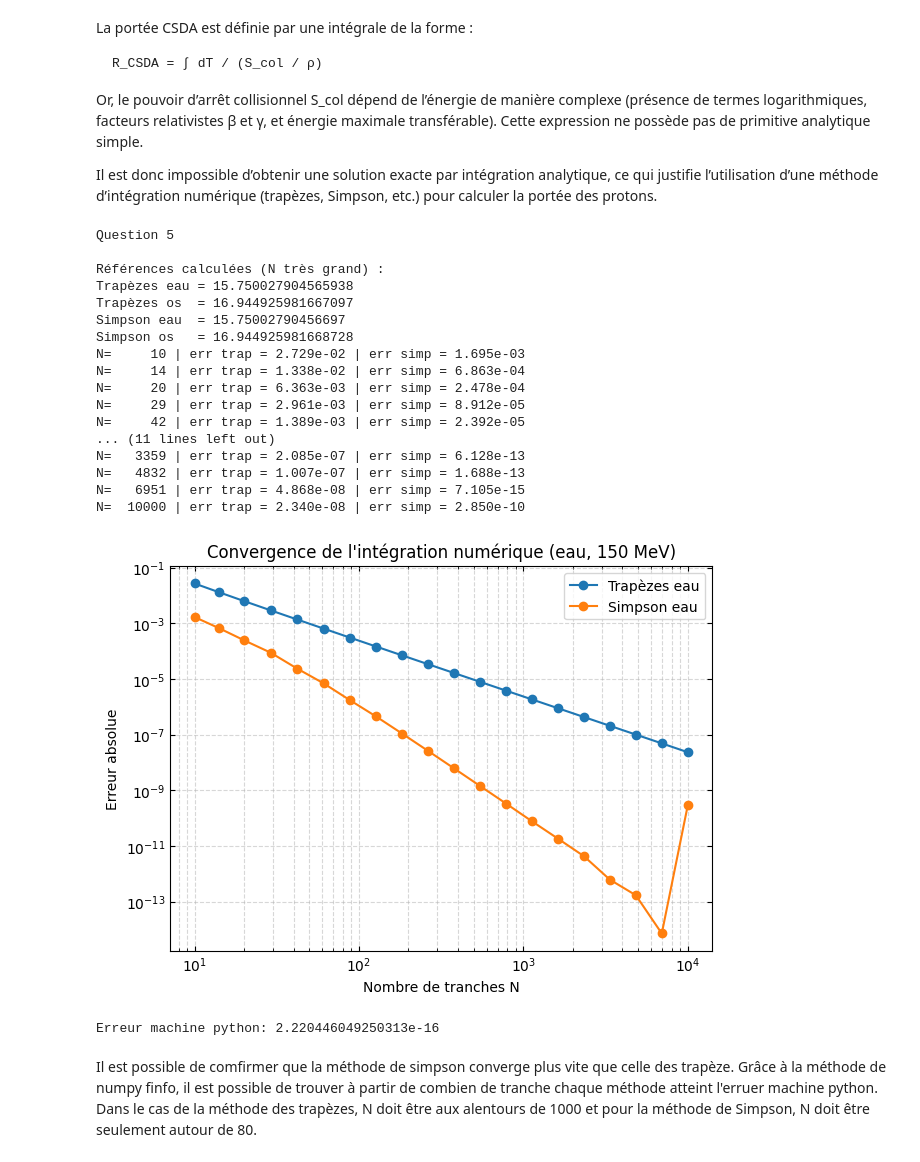
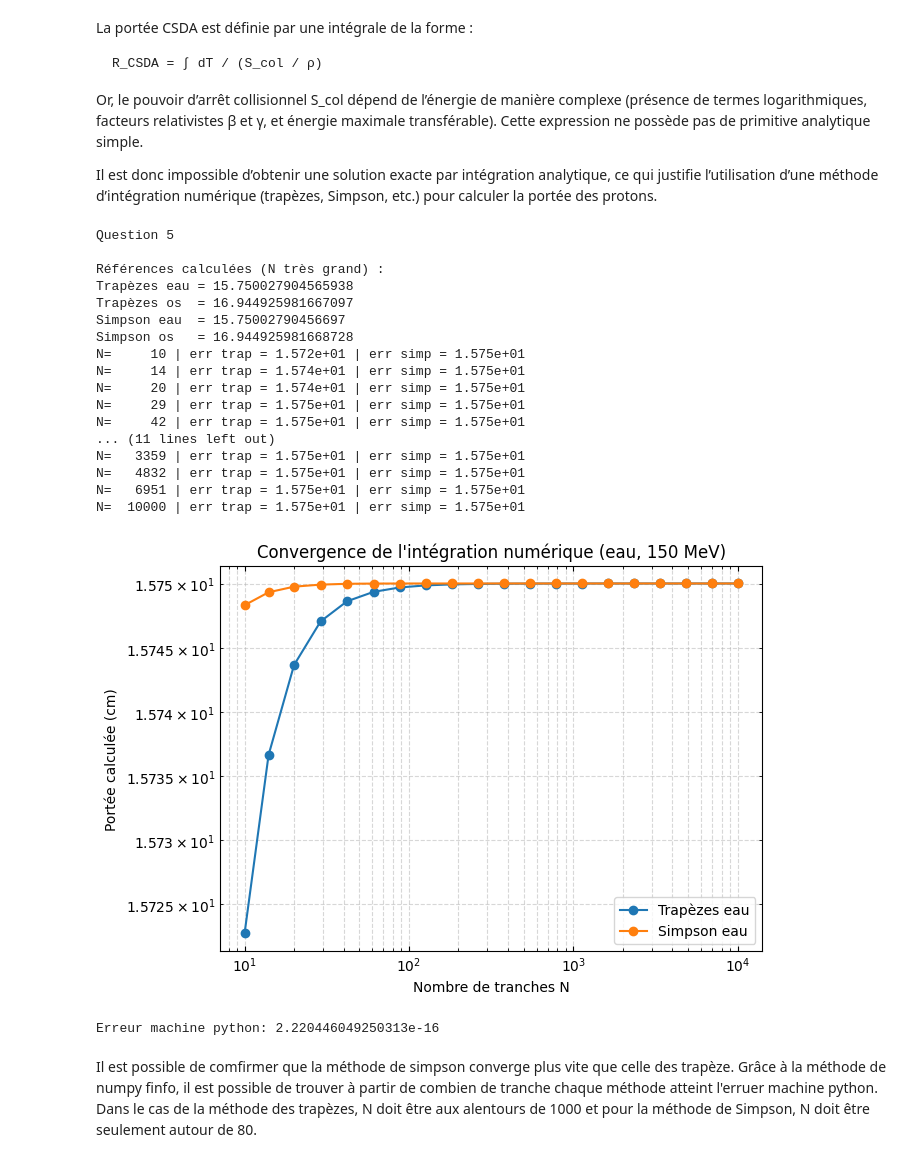
Before and after one commit to Jeremie-Beaupre/TP1_Phyznum, a Jupyter notebook: TP1.ipynb, the cells around one changed output. Drawn from its saved outputs; the diff is of its cells as text; code cells hidden in the pictures.

```diff
--- a/TP1.ipynb
+++ b/TP1.ipynb
@@ -226,47 +226,51 @@ for N in N_values:
     Rw_t = trapeze(E_proton, integrand_water, N=N)
     Rw_s = simpson(E_proton, integrand_water, N=N)
 
-    err_trap_water.append(abs(Rw_t - R_water_trap_ref))
-    err_simp_water.append(abs(Rw_s - R_water_simp_ref))
+    # err_trap_water.append(abs(Rw_t - R_water_trap_ref))
+    # err_simp_water.append(abs(Rw_s - R_water_simp_ref))
+
+    err_trap_water.append(Rw_t)
+    err_simp_water.append(Rw_s)
 
     print(f"N={N:7d} | err trap = {err_trap_water[-1]:.3e} | err simp = {err_simp_water[-1]:.3e}")
 
 
 # ============================
 # 3) GRAPHIQUE DEMANDÉ
 # ============================
 
 plt.figure(figsize=(7,5))
 plt.loglog(N_values, err_trap_water, 'o-', label="Trapèzes eau")
 plt.loglog(N_values, err_simp_water, 'o-', label="Simpson eau")
 plt.xlabel("Nombre de tranches N")
-plt.ylabel("Erreur absolue")
+# plt.ylabel("Erreur absolue")
+plt.ylabel("Portée calculée (cm)")
 plt.title("Convergence de l'intégration numérique (eau, 150 MeV)")
 plt.grid(True, which="both", ls="--", alpha=0.5)
 plt.legend()
 plt.tick_params(axis='both', which='both', direction='in', top=True, right=True)
 plt.show()
 
 print(f"\nErreur machine python: {np.finfo(float).eps}")
 # %% [output]
 Question 5
 
 Références calculées (N très grand) :
 Trapèzes eau = 15.750027904565938
 Trapèzes os  = 16.944925981667097
 Simpson eau  = 15.75002790456697
 Simpson os   = 16.944925981668728
-N=     10 | err trap = 2.729e-02 | err simp = 1.695e-03
-N=     14 | err trap = 1.338e-02 | err simp = 6.863e-04
-N=     20 | err trap = 6.363e-03 | err simp = 2.478e-04
-N=     29 | err trap = 2.961e-03 | err simp = 8.912e-05
-N=     42 | err trap = 1.389e-03 | err simp = 2.392e-05
+N=     10 | err trap = 1.572e+01 | err simp = 1.575e+01
+N=     14 | err trap = 1.574e+01 | err simp = 1.575e+01
+N=     20 | err trap = 1.574e+01 | err simp = 1.575e+01
+N=     29 | err trap = 1.575e+01 | err simp = 1.575e+01
+N=     42 | err trap = 1.575e+01 | err simp = 1.575e+01
 ... (11 lines left out)
-N=   3359 | err trap = 2.085e-07 | err simp = 6.128e-13
-N=   4832 | err trap = 1.007e-07 | err simp = 1.688e-13
-N=   6951 | err trap = 4.868e-08 | err simp = 7.105e-15
-N=  10000 | err trap = 2.340e-08 | err simp = 2.850e-10
+N=   3359 | err trap = 1.575e+01 | err simp = 1.575e+01
+N=   4832 | err trap = 1.575e+01 | err simp = 1.575e+01
+N=   6951 | err trap = 1.575e+01 | err simp = 1.575e+01
+N=  10000 | err trap = 1.575e+01 | err simp = 1.575e+01
-[figure, old version]
+[figure, new version]
 Erreur machine python: 2.220446049250313e-16
 # %% [markdown]
 Il est possible de comfirmer que la méthode de simpson converge plus vite que celle des trapèze. Grâce à la méthode de numpy finfo, il est possible de trouver à partir de combien de tranche chaque méthode atteint l'erruer machine python. Dans le cas de la méthode des trapèzes, N doit être aux alentours de 1000 et pour la méthode de Simpson, N doit être seulement autour de 80.
```
Also changed, not shown: parts of 2 cells of this notebook.
